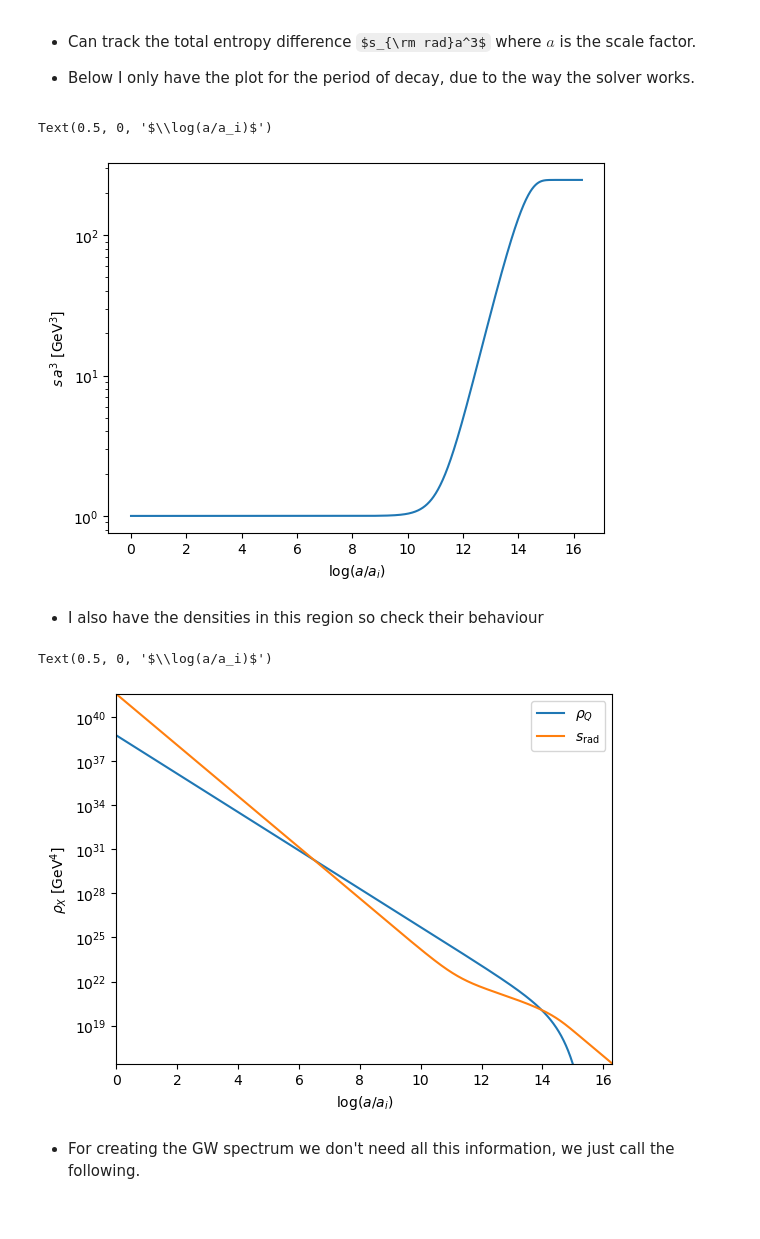
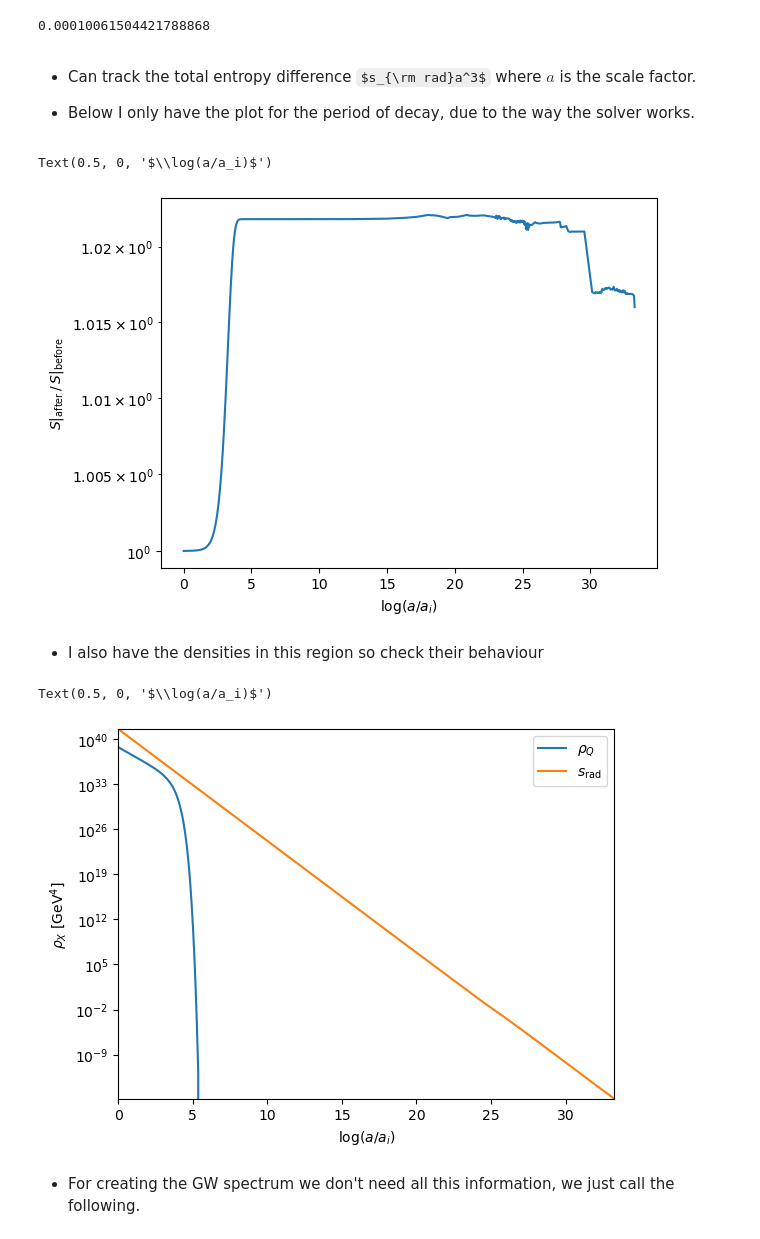
Before and after one commit to cheekyparticle/NSC, a Jupyter notebook: NSC/Example.ipynb, the cells around one changed output. Saved outputs shown, nothing was run; the diff lists cells and outputs as text; code cells hidden in the pictures; some formulas as TeX source.

```diff
--- a/NSC/Example.ipynb
+++ b/NSC/Example.ipynb
@@ -6,5 +6,5 @@ import tqdm as tqdm
 
 import matplotlib.pyplot as plt
 # %%
-a1 = NSC.Track_all_lam(1e12, d_decay=6, lam=1e16 )
+a1 = NSC.Track_all_lam(1e12, d_decay=6, lam=1e14 )
 # %% [output]
@@ -31,0 +50,4 @@ Text(0.5, 0, '$1/T\\,\\,\\left[{\\rm GeV}^{-1}\\right]$')
+# %%
+np.min(RDTEMP)
+# %% [output]
+0.00010061504421788868
@@ -36,15 +61,15 @@ Text(0.5, 0, '$1/T\\,\\,\\left[{\\rm GeV}^{-1}\\right]$')
 # %%
 plt.semilogy(lu, sV/sV[0])
 
 
-plt.ylabel(r'$s\, a^3\,\,\left[{\rm GeV}^3\right]$')
+plt.ylabel(r'$S\vert_{\rm after} \,/\, S\vert_{\rm before}\,\,$')
 
 
 
 plt.xlabel(r'$\log(a/a_i)$')
 # %% [output]
 Text(0.5, 0, '$\\log(a/a_i)$')
-[figure, old version]
+[figure, new version]
 # %% [markdown]
 - I also have the densities in this region so check their behaviour
 # %%
@@ -60,7 +85,7 @@ plt.ylabel(r'$\rho_X\,\,\left[{\rm GeV}^{4}\right]$')
 plt.xlabel(r'$\log(a/a_i)$')
 # %% [output]
 Text(0.5, 0, '$\\log(a/a_i)$')
-[figure, old version]
+[figure, new version]
 # %% [markdown]
 - For creating the GW spectrum we don't need all this information, we just call the following.
 # %%
```
Also changed, not shown: parts of 15 cells of this notebook, 2 other files.
